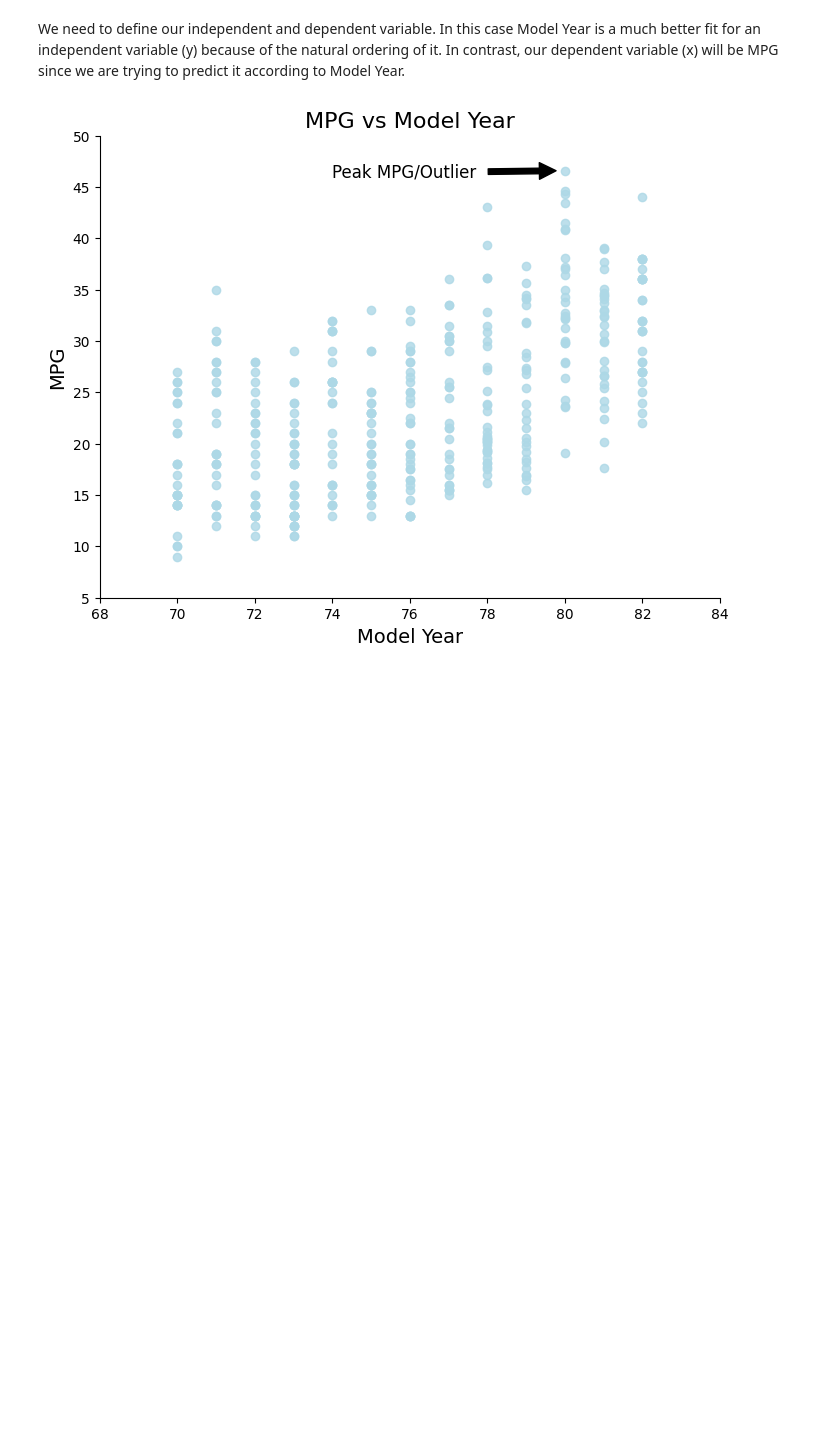
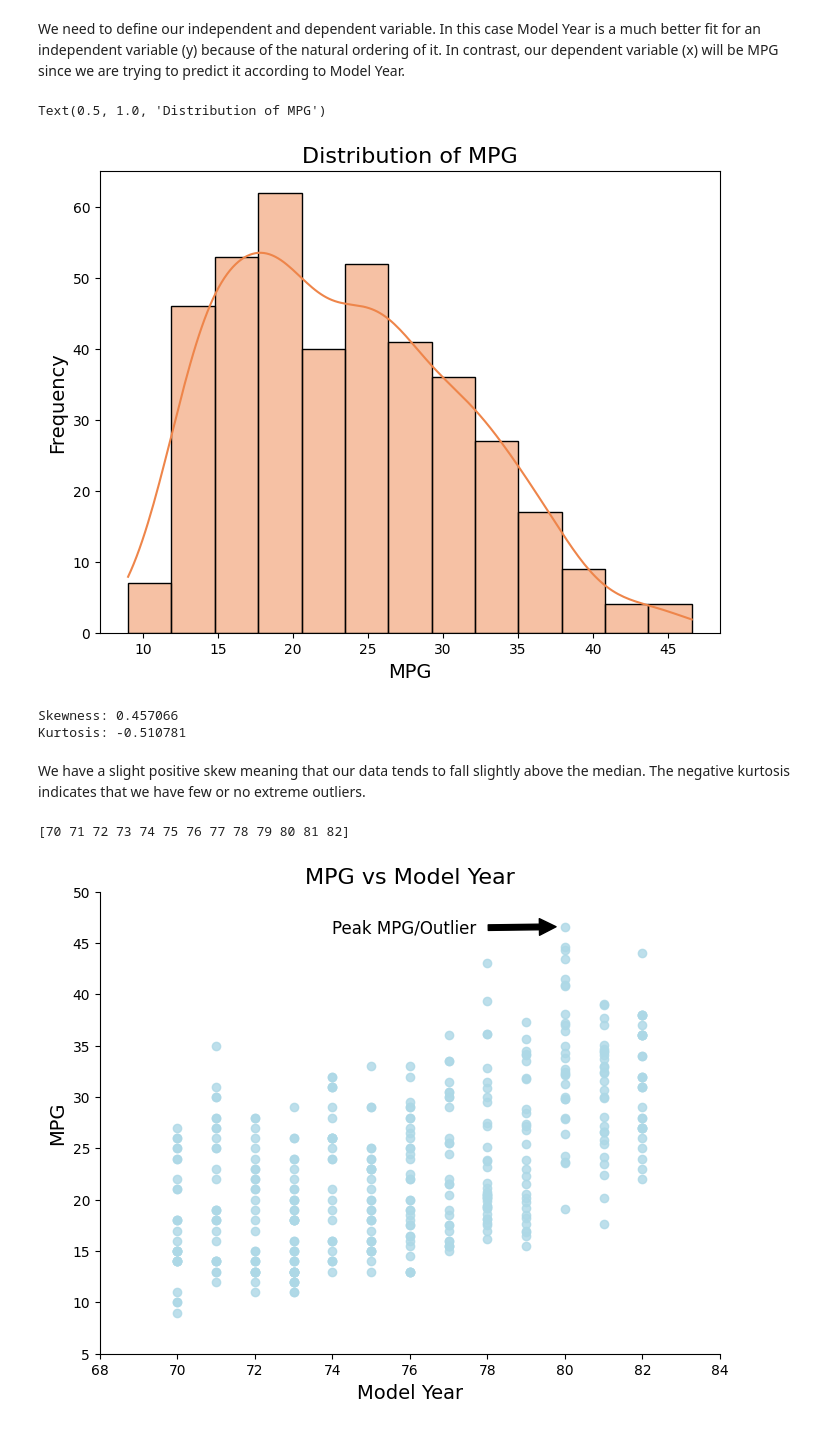
Before and after one commit to adenletchworth/Auto-MPG-Data-Analysis, a Jupyter notebook: dataAnalysis.ipynb, the cells around one changed output. Drawn from its saved outputs; the diff is of its cells as text; code cells hidden in the pictures; blank space fills up the shorter version.

```diff
--- a/dataAnalysis.ipynb
+++ b/dataAnalysis.ipynb
@@ -118,9 +125,35 @@ temp
 # %% [markdown]
 
 We need to define our independent and dependent variable. In this case Model Year is a much better fit for an independent variable (y) because of the natural ordering of it. In contrast, our dependent variable (x) will be MPG since we are trying to predict it according to Model Year.
+# %%
+y = df['MPG'] # Defining x and y axes
+
+plt.figure(figsize=(8,6))
+
+colors = sns.color_palette('muted')
+
+sns.histplot(y,kde=True,color=colors[0])
+
+plt.xlabel("MPG", fontsize=14)
+plt.ylabel("Frequency", fontsize=14)
+plt.title("Distribution of MPG", fontsize=16)
+# %% [output]
+Text(0.5, 1.0, 'Distribution of MPG')
+[figure, added]
+# %%
+print("Skewness: %f" % df['MPG'].skew())
+print("Kurtosis: %f" % df['MPG'].kurt())
+# %% [output]
+Skewness: 0.457066
+Kurtosis: -0.510781
+# %% [markdown]
+We have a slight positive skew meaning that our data tends to fall slightly above the median. The negative kurtosis indicates that we have few or no extreme outliers.
 # %%
-x = df['Model Year'] # Defining x and y axes
-y = df['MPG']
+x=df['Model Year']
+
+print(x.unique())
+# %% [output]
+[70 71 72 73 74 75 76 77 78 79 80 81 82]
 # %%
 fig = plt.figure(1,figsize=(8,6))
 
```
Also changed, not shown: parts of 5 cells of this notebook.
